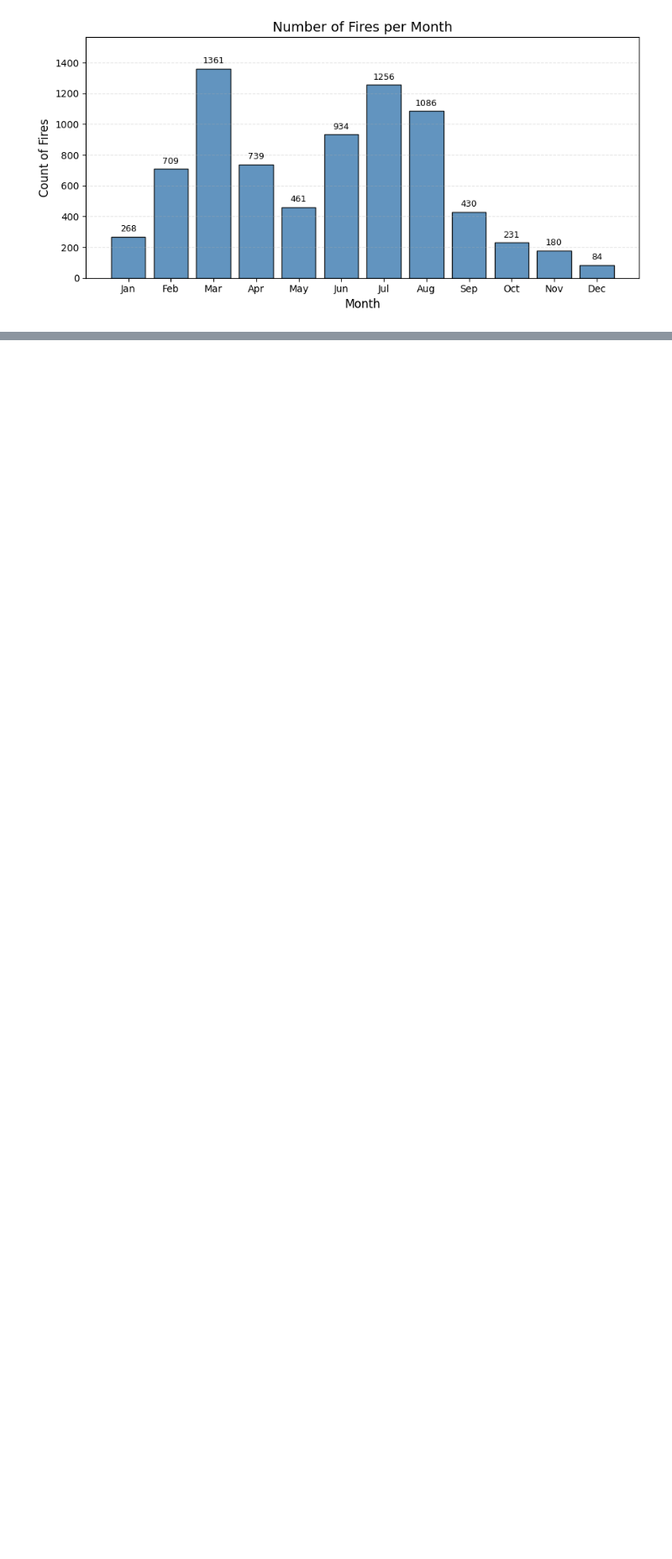
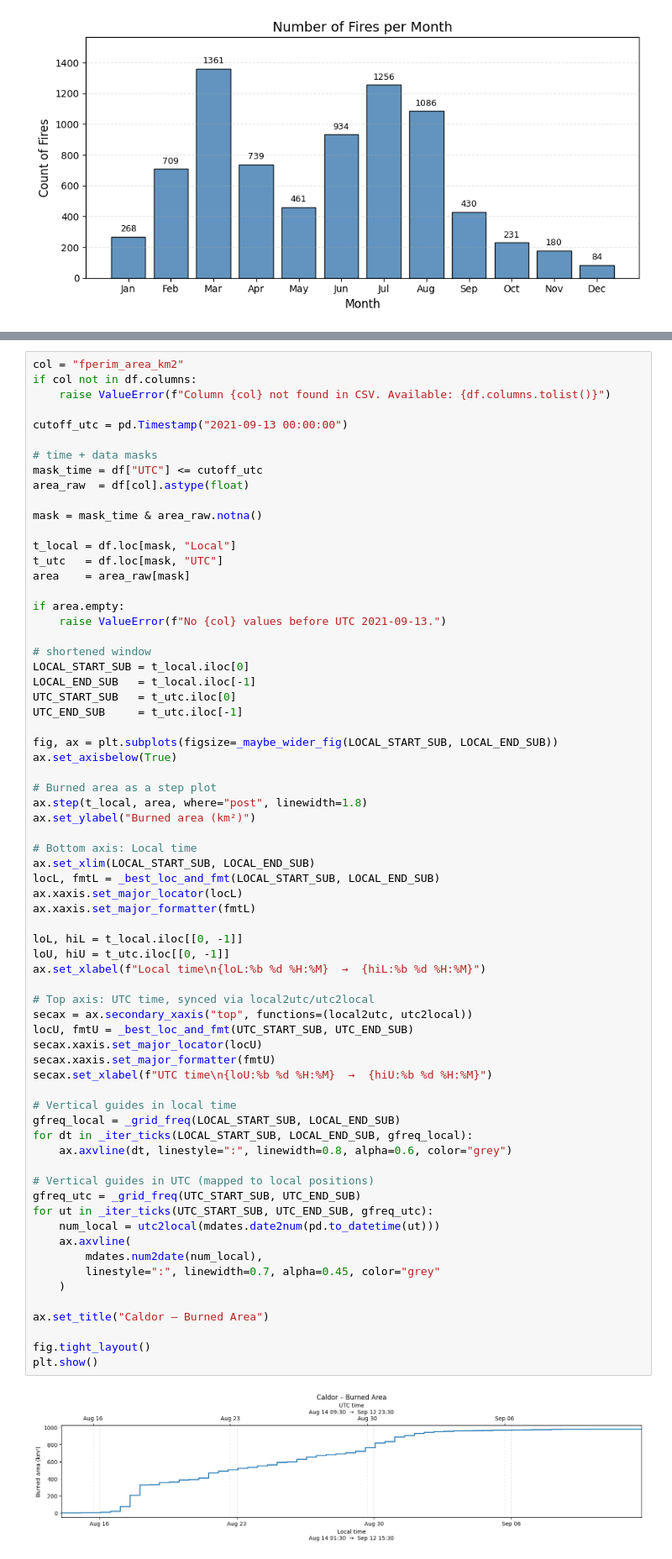
Before and after one commit to aryarksub/FireCube, a Jupyter notebook: src/util/vis_util/plots.ipynb, the cells around one changed output, grey strips where cells are left out. Shown at 84% size. Saved outputs shown, nothing was run; the diff lists cells and outputs as text; blank space fills up the shorter version.

```diff
--- a/src/util/vis_util/plots.ipynb
+++ b/src/util/vis_util/plots.ipynb
@@ -799,0 +1757,70 @@ plt.show()
+# %%
+col = "fperim_area_km2"
+if col not in df.columns:
+    raise ValueError(f"Column {col} not found in CSV. Available: {df.columns.tolist()}")
+
+cutoff_utc = pd.Timestamp("2021-09-13 00:00:00")
+
+# time + data masks
+mask_time = df["UTC"] <= cutoff_utc
+area_raw  = df[col].astype(float)
+
+mask = mask_time & area_raw.notna()
+
+t_local = df.loc[mask, "Local"]
+t_utc   = df.loc[mask, "UTC"]
+area    = area_raw[mask]
+
+if area.empty:
+    raise ValueError(f"No {col} values before UTC 2021-09-13.")
+
+# shortened window
+LOCAL_START_SUB = t_local.iloc[0]
+LOCAL_END_SUB   = t_local.iloc[-1]
+UTC_START_SUB   = t_utc.iloc[0]
+UTC_END_SUB     = t_utc.iloc[-1]
+
+fig, ax = plt.subplots(figsize=_maybe_wider_fig(LOCAL_START_SUB, LOCAL_END_SUB))
+ax.set_axisbelow(True)
+
+# Burned area as a step plot
+ax.step(t_local, area, where="post", linewidth=1.8)
+ax.set_ylabel("Burned area (km²)")
+
+# Bottom axis: Local time
+ax.set_xlim(LOCAL_START_SUB, LOCAL_END_SUB)
+locL, fmtL = _best_loc_and_fmt(LOCAL_START_SUB, LOCAL_END_SUB)
+ax.xaxis.set_major_locator(locL)
+ax.xaxis.set_major_formatter(fmtL)
+
+loL, hiL = t_local.iloc[[0, -1]]
+loU, hiU = t_utc.iloc[[0, -1]]
+ax.set_xlabel(f"Local time\n{loL:%b %d %H:%M}  →  {hiL:%b %d %H:%M}")
+
+# Top axis: UTC time, synced via local2utc/utc2local
+secax = ax.secondary_xaxis("top", functions=(local2utc, utc2local))
+locU, fmtU = _best_loc_and_fmt(UTC_START_SUB, UTC_END_SUB)
+secax.xaxis.set_major_locator(locU)
+secax.xaxis.set_major_formatter(fmtU)
+secax.set_xlabel(f"UTC time\n{loU:%b %d %H:%M}  →  {hiU:%b %d %H:%M}")
+
+# Vertical guides in local time
+gfreq_local = _grid_freq(LOCAL_START_SUB, LOCAL_END_SUB)
+for dt in _iter_ticks(LOCAL_START_SUB, LOCAL_END_SUB, gfreq_local):
+    ax.axvline(dt, linestyle=":", linewidth=0.8, alpha=0.6, color="grey")
+
+# Vertical guides in UTC (mapped to local positions)
+gfreq_utc = _grid_freq(UTC_START_SUB, UTC_END_SUB)
+for ut in _iter_ticks(UTC_START_SUB, UTC_END_SUB, gfreq_utc):
+    num_local = utc2local(mdates.date2num(pd.to_datetime(ut)))
+    ax.axvline(
+        mdates.num2date(num_local),
+        linestyle=":", linewidth=0.7, alpha=0.45, color="grey"
+    )
+
+ax.set_title("Caldor – Burned Area")
+
+fig.tight_layout()
+plt.show()
+# %% [output]
+[figure, added]
```
Also changed, not shown: parts of 29 cells of this notebook.
